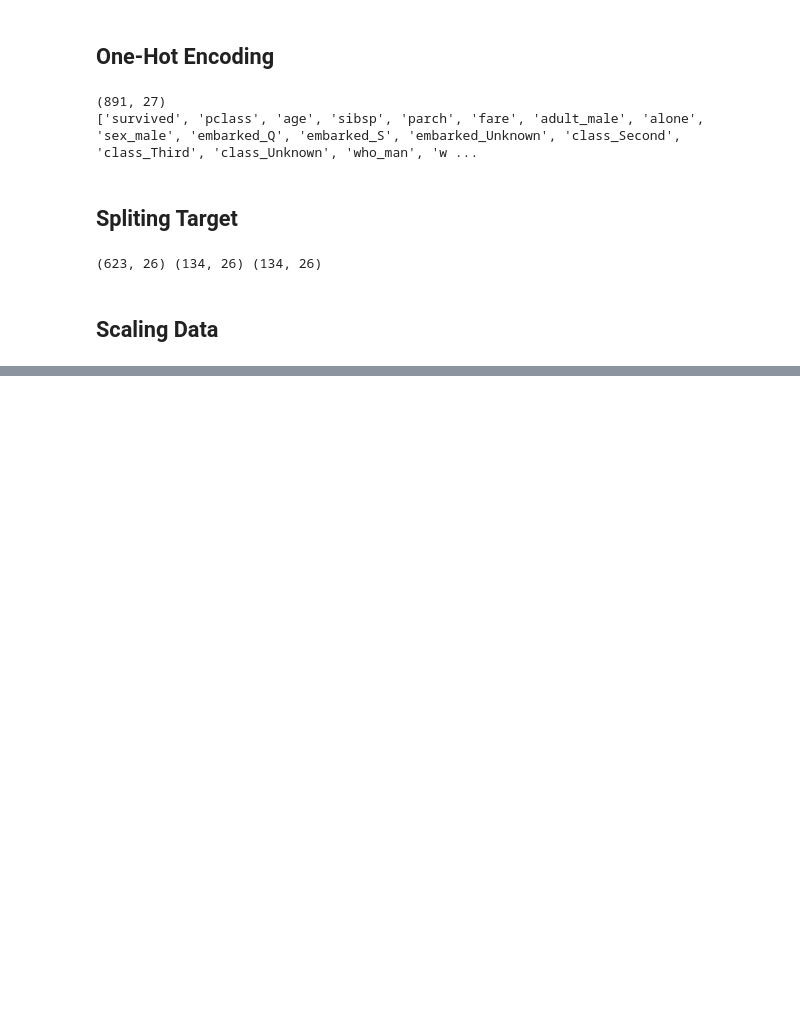
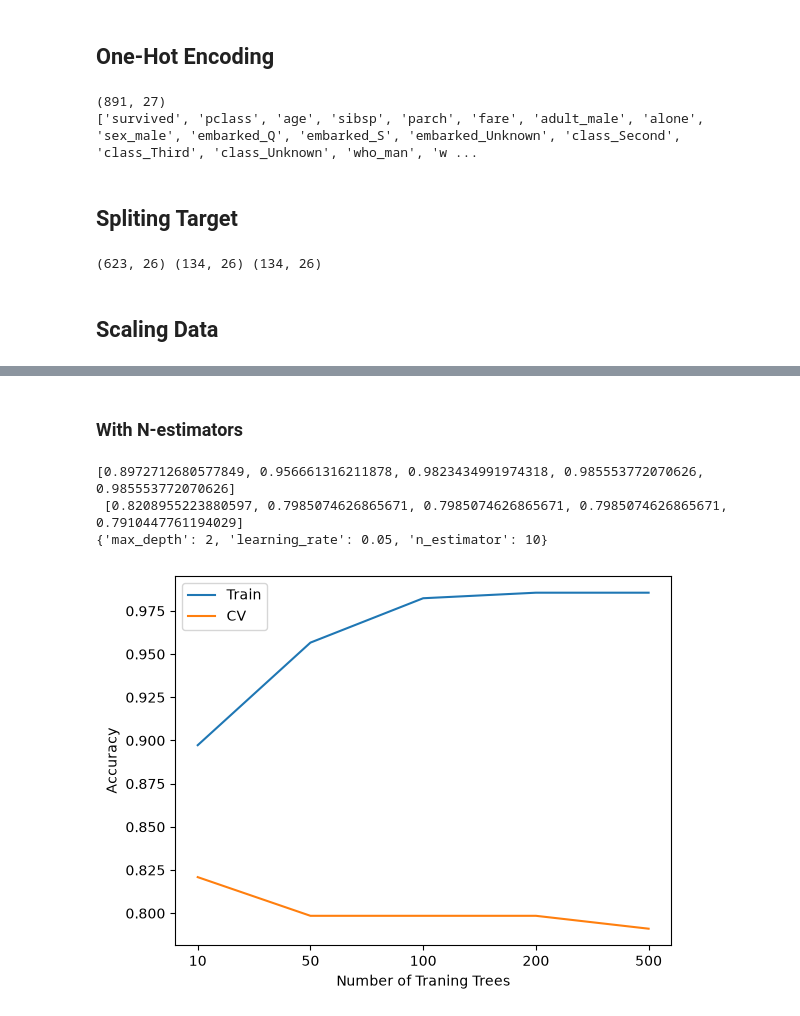
Before and after one commit to kiyamehr/Machine-Learning-Journey, a Jupyter notebook: Practice Labs/Decision Trees/01-Practice 1/train.ipynb, the cells around one changed output, grey strips where cells are left out. Saved outputs shown, nothing was run; the diff lists cells and outputs as text; code cells hidden in the pictures; blank space fills up the shorter version.

```diff
--- a/Practice Labs/Decision Trees/01-Practice 1/train.ipynb
+++ b/Practice Labs/Decision Trees/01-Practice 1/train.ipynb
@@ -152,0 +244,43 @@ x_train
+# %% [markdown]
+### With N-estimators
+# %%
+accuracy_train = []
+accuracy_cv = []
+
+temp_accuracy = 0
+temp_estimator = 0
+for estimator in estimators:
+    xgb_model = XGBClassifier(n_estimators = estimator, random_state = RANDOM_STATE)
+    xgb_model.fit(x_train, y_train)
+
+    yhat_train = xgb_model.predict(x_train)
+    yhat_cv = xgb_model.predict(x_cv)
+
+    model_train_accuracy = accuracy_score(y_train, yhat_train)
+    model_cv_accuracy =  accuracy_score(y_cv, yhat_cv)
+
+    accuracy_train.append(model_train_accuracy)
+    accuracy_cv.append(model_cv_accuracy)
+
+    #? Adding the best Result to the best_params Object
+    if model_cv_accuracy >= temp_accuracy:
+        temp_accuracy = model_cv_accuracy
+        temp_estimator = estimator
+
+best_params['n_estimator'] = temp_estimator
+
+plt.plot(accuracy_train)
+plt.plot(accuracy_cv)
+plt.xticks(ticks=range(len(estimators)), labels=estimators)
+plt.xlabel('Number of Traning Trees')
+plt.ylabel('Accuracy')
+plt.legend(['Train', 'CV'])
+
+print(accuracy_train, '\n',accuracy_cv)
+
+print(best_params)
+# %% [output]
+[0.8972712680577849, 0.956661316211878, 0.9823434991974318, 0.985553772070626, 0.985553772070626]
+ [0.8208955223880597, 0.7985074626865671, 0.7985074626865671, 0.7985074626865671, 0.7910447761194029]
+{'max_depth': 2, 'learning_rate': 0.05, 'n_estimator': 10}
+[figure, added]
```
Also changed, not shown: parts of 11 cells of this notebook.
